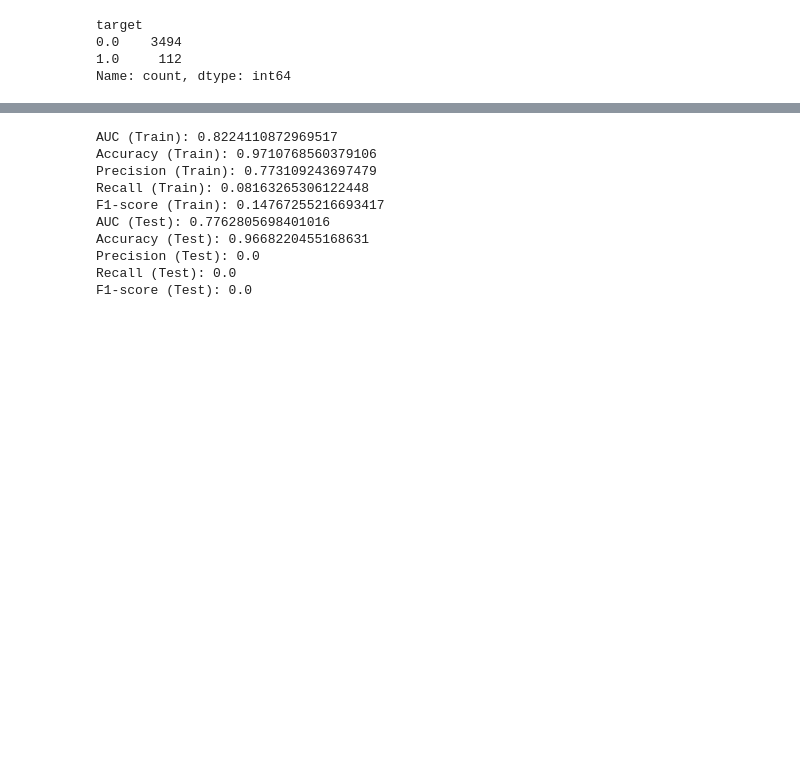
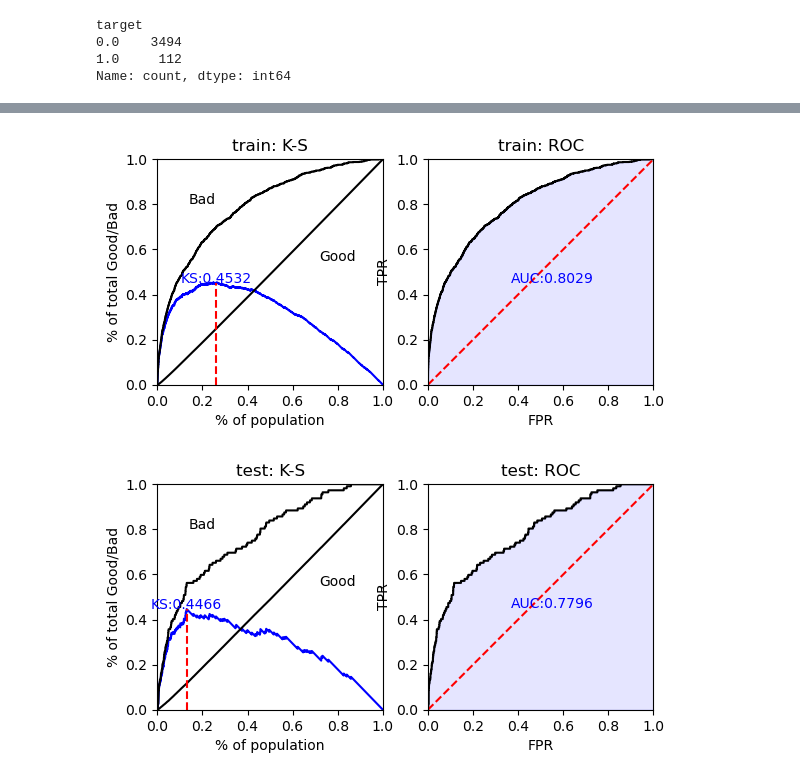
Before and after one commit to Sillem/ING-den, a Jupyter notebook: Task_1_2_code.ipynb, the cells around one changed output, grey strips where cells are left out. Saved outputs shown, nothing was run; the diff lists cells and outputs as text; code cells hidden in the pictures; blank space fills up the shorter version.

Commit message:
added ROC curve graphs

```diff
--- a/Task_1_2_code.ipynb
+++ b/Task_1_2_code.ipynb
@@ -45,9 +45,9 @@ X_test = full_pipeline_ml.transform(X_test)
 print(X_test.shape, y_test.shape)
 print(X_test.columns)
 
-columns_to_drop = ['scale__remainder___r_']
-X_train.drop(columns=columns_to_drop, inplace=True)
-X_test.drop(columns=columns_to_drop, inplace=True)
-print(X_train.shape)
+#columns_to_drop = ['scale__remainder___r_']
+#X_train.drop(columns=columns_to_drop, inplace=True)
+#X_test.drop(columns=columns_to_drop, inplace=True)
+#print(X_train.shape)
 # %% [output]
 (36122, 34) (36122,)
@@ -102,6 +102,6 @@ Fitting 3 folds for each of 9 candidates, totalling 27 fits
 Best Parameters: {'interactions': 1, 'max_leaves': 2}
 Best ROC AUC Score: 0.7648464518687309
 # %%
-ebm = ExplainableBoostingClassifier(max_rounds=6000, learning_rate=0.022, interactions=1, max_leaves=2)
+ebm = ExplainableBoostingClassifier(max_rounds=6000, learning_rate=0.024, interactions=1, max_leaves=2)
 ebm.fit(X_train, y_train)
 # %% [output]
@@ -145,19 +152,0 @@ NameError: name 'confusion_matrices' is not defined
-# %%
-def localsum(x):
-    total=x[0]
-    for i in range(1,len(x)):
-        total+=x[i]
-    return total
-
-gam = LogisticGAM(localsum([s(i) for i in range(34)])).fit(X, y)
-# %% [output]
-AUC (Train): 0.8224110872969517
-Accuracy (Train): 0.9710768560379106
-Precision (Train): 0.773109243697479
-Recall (Train): 0.08163265306122448
-F1-score (Train): 0.14767255216693417
-AUC (Test): 0.7762805698401016
-Accuracy (Test): 0.9668220455168631
-Precision (Test): 0.0
-Recall (Test): 0.0
-F1-score (Test): 0.0
@@ -180,0 +153,8 @@ plt.show()
+# %%
+import scorecardpy as sc
+
+train_perf = sc.perf_eva(y_train.astype(bool), get_predictions_proba(ebm, X_train), title = "train")
+test_perf = sc.perf_eva(y_test.astype(bool), get_predictions_proba(ebm, X_test), title = "test")
+# %% [output]
+[figure, added]
+[figure, added]
```
Also changed, not shown: parts of 9 cells of this notebook.
